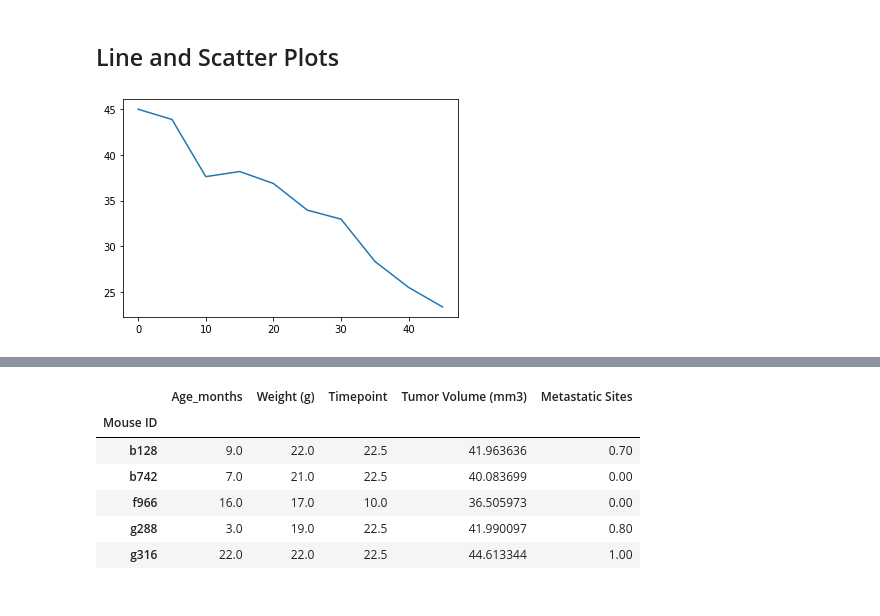
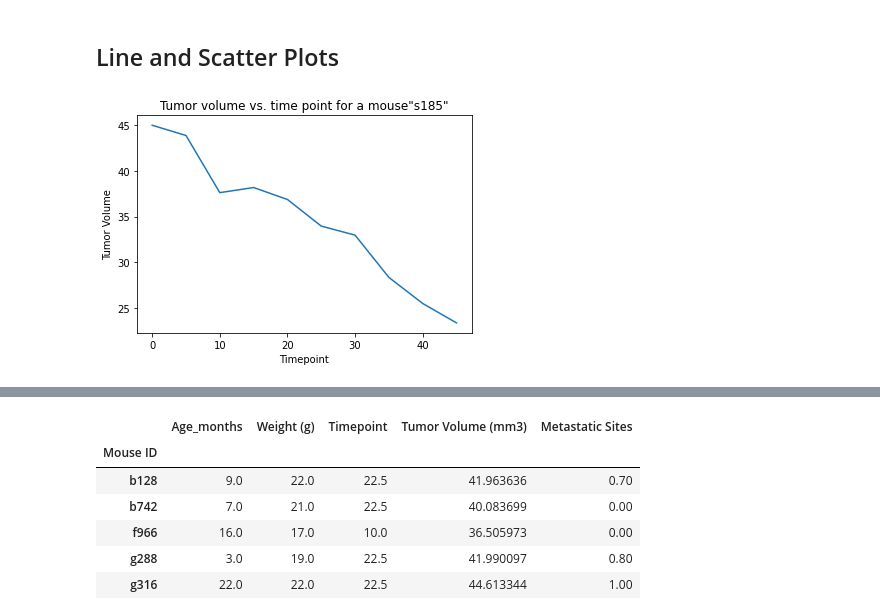
Before and after one commit to Nebeyu2001/matplotlib.challenge, a Jupyter notebook: Pymaceuticals/pymaceuticals_starter.ipynb, the cells around one changed output, grey strips where cells are left out. Cells and saved outputs as stored; diff of their text form; code cells hidden in the pictures.

```diff
--- a/Pymaceuticals/pymaceuticals_starter.ipynb
+++ b/Pymaceuticals/pymaceuticals_starter.ipynb
@@ -254,8 +277,11 @@ plt.show()
 # %%
 # Generate a line plot of tumor volume vs. timepoint for a mouse treated with Capomulin
 volume_df=clean_combined_data.loc[clean_combined_data["Drug Regimen"]=="Capomulin"]
-time_df=volume_df.loc[volume_df["Mouse ID"]=="s185"]
-plt.plot(time_df["Timepoint"],time_df["Tumor Volume (mm3)"])
+s185_df=volume_df.loc[volume_df["Mouse ID"]=="s185"]
+plt.plot(time_df["Timepoint"],s185_df["Tumor Volume (mm3)"])
+plt.title('Tumor volume vs. time point for a mouse"s185"')
+plt.xlabel('Timepoint')
+plt.ylabel('Tumor Volume')
 plt.show()
 # %% [output]
-[figure, old version]
+[figure, new version]
```
Also changed, not shown: parts of 9 cells of this notebook.
